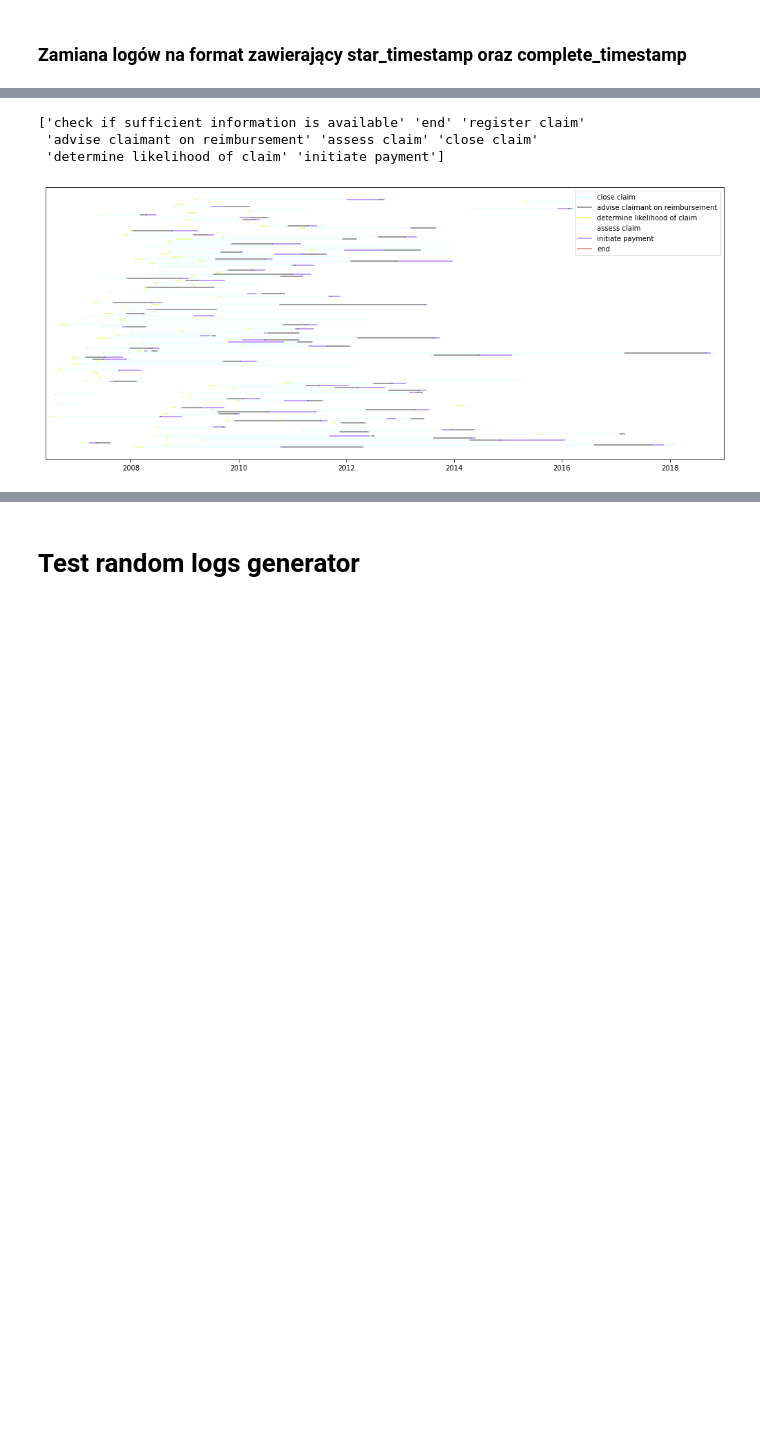
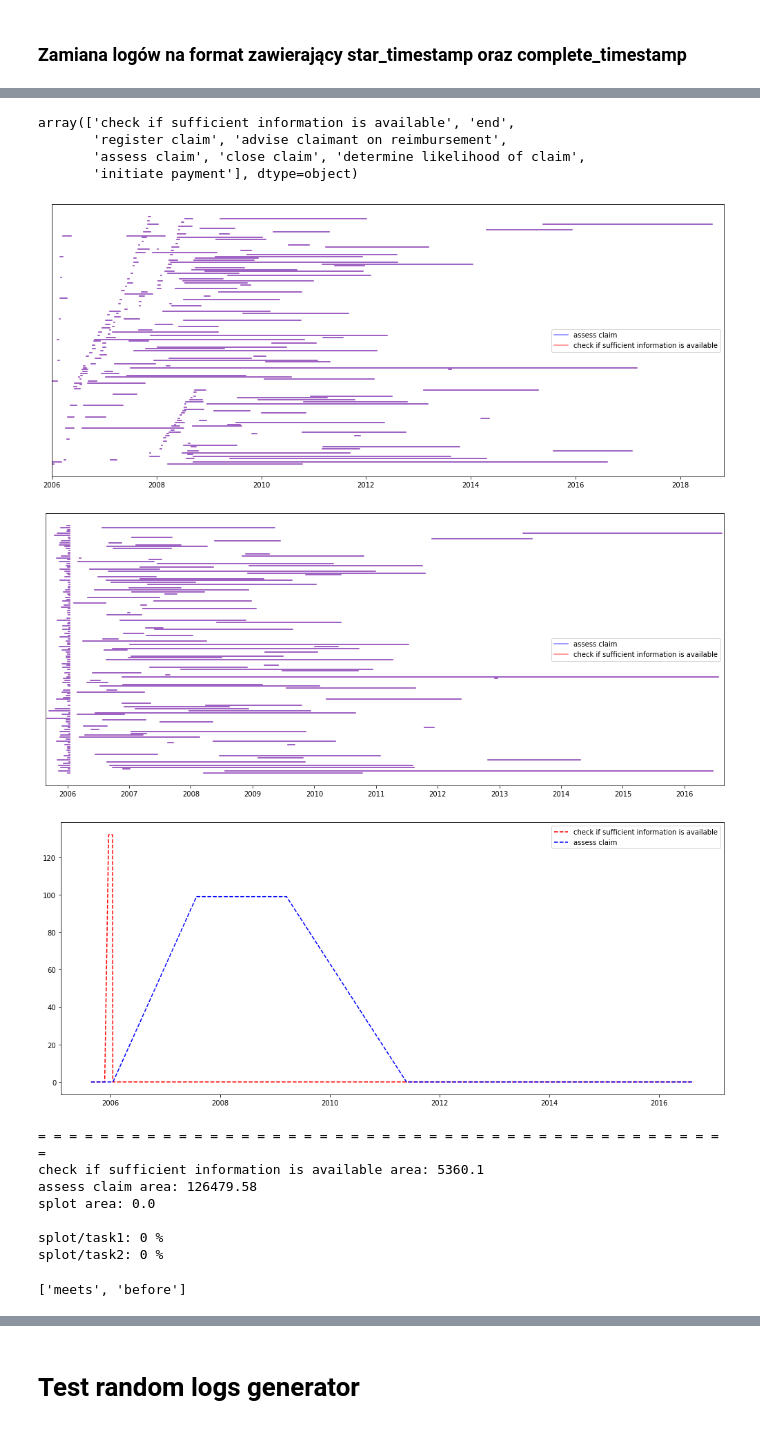
Before and after one commit to Sroka-Bartosz/Allen-fuzzy-logs-relation-analysis, a Jupyter notebook: logs_analysis.ipynb, the cells around one changed output, grey strips where cells are left out. Cells and saved outputs as stored; diff of their text form; code cells hidden in the pictures; blank space fills up the shorter version.

Commit message:
refactor trapezoidal method to separation of incorrect relations

```diff
--- a/logs_analysis.ipynb
+++ b/logs_analysis.ipynb
@@ -282,7 +56,7 @@ Name: lifecycle:transition, dtype: int64
 # %% [markdown]
 ### Zamiana logów na format zawierający star_timestamp oraz complete_timestamp
 # %%
-df = prepare_logs(df=df, status='lifecycle:transition', timestamp='time:timestamp')
+df = dp.prepare_logs(df=df, status='lifecycle:transition', timestamp='time:timestamp',status_cols=df['lifecycle:transition'].unique())
 df.head()
 # %% [output]
 |  | org:resource | concept:name | case:concept:name | start_timestamp | complete_timestamp |
@@ -341,15 +67,0 @@ splot/task2: 0 %
-# %%
-claims_handler = df.loc[df['org:resource'] == 'Claims handler']
-list_of_tasks = df['concept:name'].unique()
-print(list_of_tasks)
-# %% [output]
-['check if sufficient information is available' 'end' 'register claim'
- 'advise claimant on reimbursement' 'assess claim' 'close claim'
- 'determine likelihood of claim' 'initiate payment']
-# %%
-xlim_lower = datetime.strptime('2006-06-01', '%Y-%m-%d')
-xlim_upper = datetime.strptime('2019-01-01', '%Y-%m-%d')
-
-plot_tasks(df=claims_handler, task_col='concept:name', trace_col='case:concept:name', list_of_tasks=list_of_tasks, xlim=(xlim_lower, xlim_upper))
-# %% [output]
-[figure, removed]
@@ -366 +68,34 @@ colors = ['magenta', 'orange']
+# %%
+Texercise6 = TrapezoidMethod(logs=df,
+                             case_id_column_name='case:concept:name',
+                             task_column_name='concept:name',
+                             instance_column_name='org:resource',
+                             start_timestamp_column_name='start_timestamp',
+                             complete_timestamp_column_name='complete_timestamp')
+# %%
+Texercise6.list_of_tasks
+# %% [output]
+array(['check if sufficient information is available', 'end',
+       'register claim', 'advise claimant on reimbursement',
+       'assess claim', 'close claim', 'determine likelihood of claim',
+       'initiate payment'], dtype=object)
+# %%
+Texercise6.core_metod(first_task=Texercise6.list_of_tasks[0],
+                      second_task=Texercise6.list_of_tasks[4],
+#                       instance='Call Centre Agent',
+                      plot_results=True,
+                      plot_steps=True,
+                      print_results=True)
+# %% [output]
+[figure, added]
+[figure, added]
+[figure, added]
+= = = = = = = = = = = = = = = = = = = = = = = = = = = = = = = = = = = = = = = = = = = = =
+check if sufficient information is available area: 5360.1
+assess claim area: 126479.58
+splot area: 0.0
+
+splot/task1: 0 %
+splot/task2: 0 %
+['meets', 'before']
 # %%
```
Also changed, not shown: parts of 28 cells of this notebook, 1 other file.
